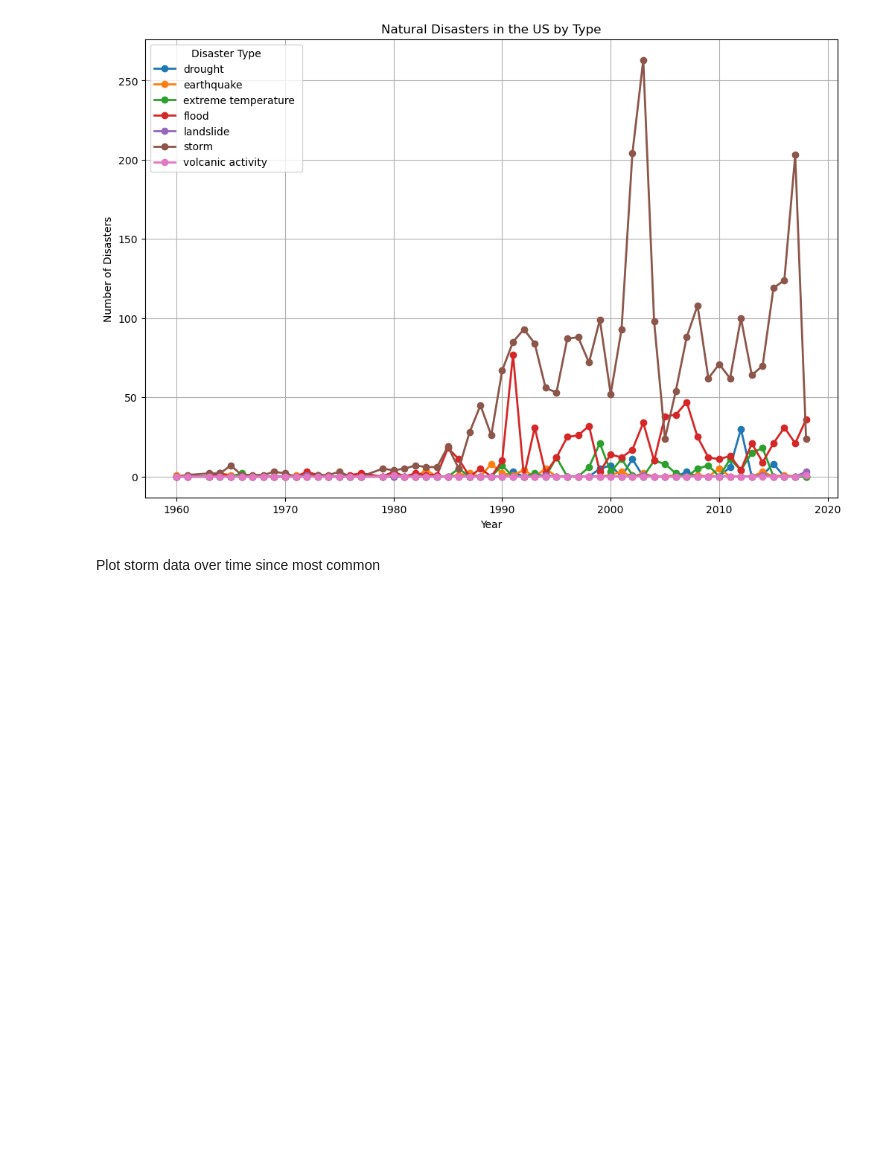
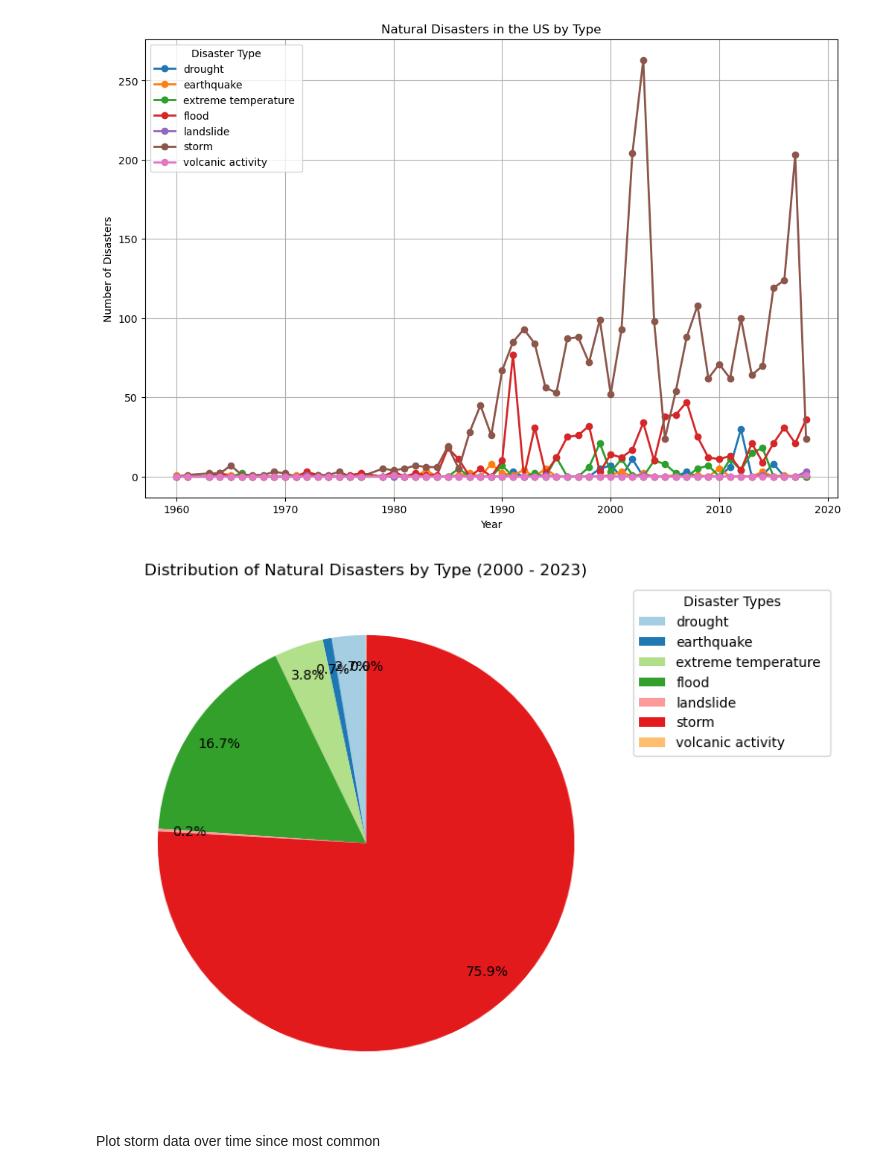
Before and after one commit to smille202/capstone, a Jupyter notebook: work/working_code.ipynb, the cells around one changed output. Drawn from its saved outputs; the diff is of its cells as text; code cells hidden in the pictures; blank space fills up the shorter version.

Commit message:
pie chart and hyp test

```diff
--- a/work/working_code.ipynb
+++ b/work/working_code.ipynb
@@ -446,6 +446,32 @@ plt.grid(True)
 plt.show()
 # %% [output]
 [figure]
+# %%
+# 2000-2023
+filtered_data = merged_data[(merged_data['year'] >= 2000) & (merged_data['year'] <= 2023)]
+
+# disaster type in filtered data
+disasters_by_type = filtered_data.groupby('disastertype').size()
+
+#pie chart
+plt.figure(figsize=(10, 7))
+colors = plt.cm.Paired.colors
+
+wedges, texts, autotexts = plt.pie(
+    disasters_by_type,
+    autopct='%1.1f%%',  # Directly format percentages
+    startangle=90,
+    colors=colors,
+    pctdistance=0.85
+)
+plt.title("Distribution of Natural Disasters by Type (2000 - 2023)")
+
+# Key
+plt.legend(disasters_by_type.index, title='Disaster Types', loc='upper left', bbox_to_anchor=(1, 1))
+
+plt.show()
+# %% [output]
+[figure, added]
 # %% [markdown]
 Plot storm data over time since most common
 # %%
```
Also changed, not shown: parts of 4 cells of this notebook.
